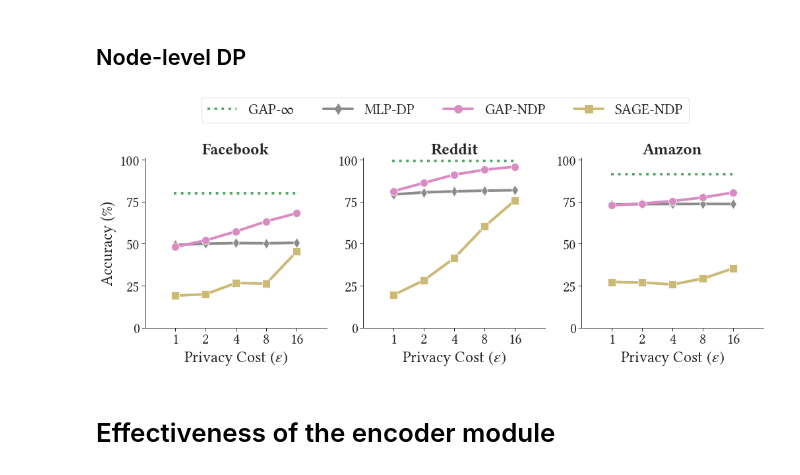
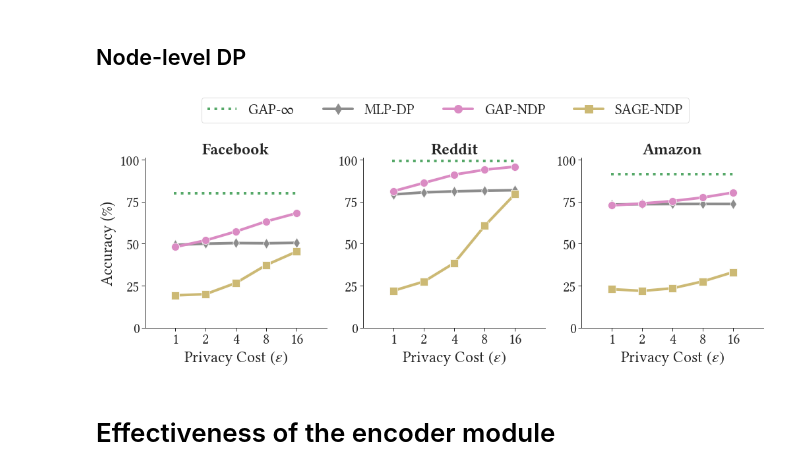
Before and after one commit to sisaman/GAP, a Jupyter notebook: results.ipynb, the cells around one changed output. Cells and saved outputs as stored; diff of their text form; code cells hidden in the pictures.

```diff
--- a/results.ipynb
+++ b/results.ipynb
@@ -190,7 +175,7 @@ g.savefig('figs/edge.pdf')
 # %% [markdown]
 ## Node-level DP
 # %%
-cols = ['id', 'method', 'dataset', 'epsilon', 'val/acc_mean', 'test/acc_mean']
+cols = ['id', 'method', 'dataset', 'epsilon', 'train/acc_mean', 'val/acc_mean', 'test/acc_mean']
 methods = ['GAP-$\infty$', 'MLP-DP', 'GAP-NDP', 'SAGE-NDP']
 datasets = ['facebook', 'reddit', 'amazon']
 epsilons = [1, 2, 4, 8, 16]
@@ -204,7 +189,7 @@ df = df[df['dataset'].isin(datasets)]
 df = df[df['epsilon'].isin(epsilons+[np.inf])]
 
 # select best models based on valication accuracy
-df.loc[df['method'] == 'SAGE-NDP', 'val/acc_mean'] = 0 # validation is disabled for SAGE-NDP
+df.loc[df['method'] == 'SAGE-NDP', 'val/acc_mean'] = df.loc[df['method'] == 'SAGE-NDP', 'train/acc_mean'] # validation is disabled for SAGE-NDP
 idx = df.groupby(['dataset', 'method', 'epsilon'])['val/acc_mean'].idxmax().values
 df = df.loc[idx]
 
@@ -213,34 +198,34 @@ ndp_methods = ['MLP-DP', 'GAP-NDP', 'SAGE-NDP']
 df = df.loc[df['method'].isin(ndp_methods)]
 df['epsilon'] = df['epsilon'].astype(int)
 
 # plot
 palette = sns.color_palette()
 g = sns.relplot(kind='line', data=df, x='epsilon', y='test/acc_mean', hue='method', col='dataset', aspect=1.2,
                 markers=['d', 'o', 's'], dashes=False, style='method',
                 hue_order=ndp_methods, col_order=datasets, style_order=ndp_methods,
                 palette=[palette[-3], palette[-4], palette[-2]],
                 facet_kws={'sharey': False, 'sharex': False})
 
 g.set(ylabel=None, xlabel='Privacy Cost $(\epsilon)$', xscale='log', xticks=epsilons, xlim=(epsilons[0] / 2, epsilons[-1] * 2), ylim=(0, 101))
 
 for dataset, ax in zip(datasets, g.axes[0]):
     ax.axhline(inf_acc.loc[dataset].item(), linestyle='dotted', label='GAP-$\infty$', color=sns.color_palette('deep')[2], xmin=0.16, xmax=0.84)
     ax.set_title(label=dataset.capitalize(), fontdict={'fontweight': 'bold'}, )
     ax.get_xaxis().set_major_formatter(ScalarFormatter())
     ax.minorticks_off()
 
 handles, labels = g.axes[0][0].get_legend_handles_labels()
 legend_data = {label: handle for label, handle in zip(labels, handles)}
 g.legend.remove()
 g.axes[0][1].legend(loc='upper center', ncol=4, bbox_to_anchor=(.45, 1.4), handles=[legend_data[method] for method in methods], labels=methods)
 
 g.axes[0][0].set(ylabel='Accuracy (%)')
 
 g.fig.subplots_adjust(hspace=0.4, wspace=0.2)
 g.fig.set_figwidth(16)
 g.savefig('figs/node.pdf')
 # %% [output]
-[figure, old version]
+[figure, new version]
 # %% [markdown]
 # Effectiveness of the encoder module
 # %%
```
Also changed, not shown: parts of 1 cell of this notebook.
